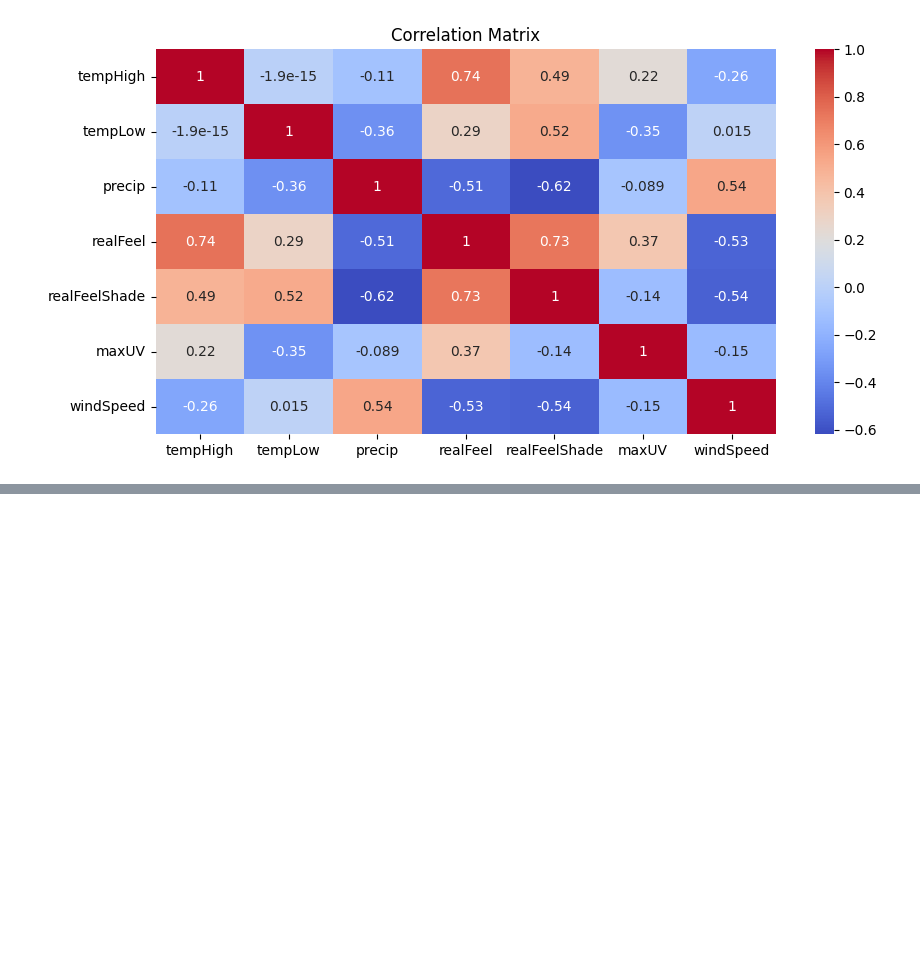
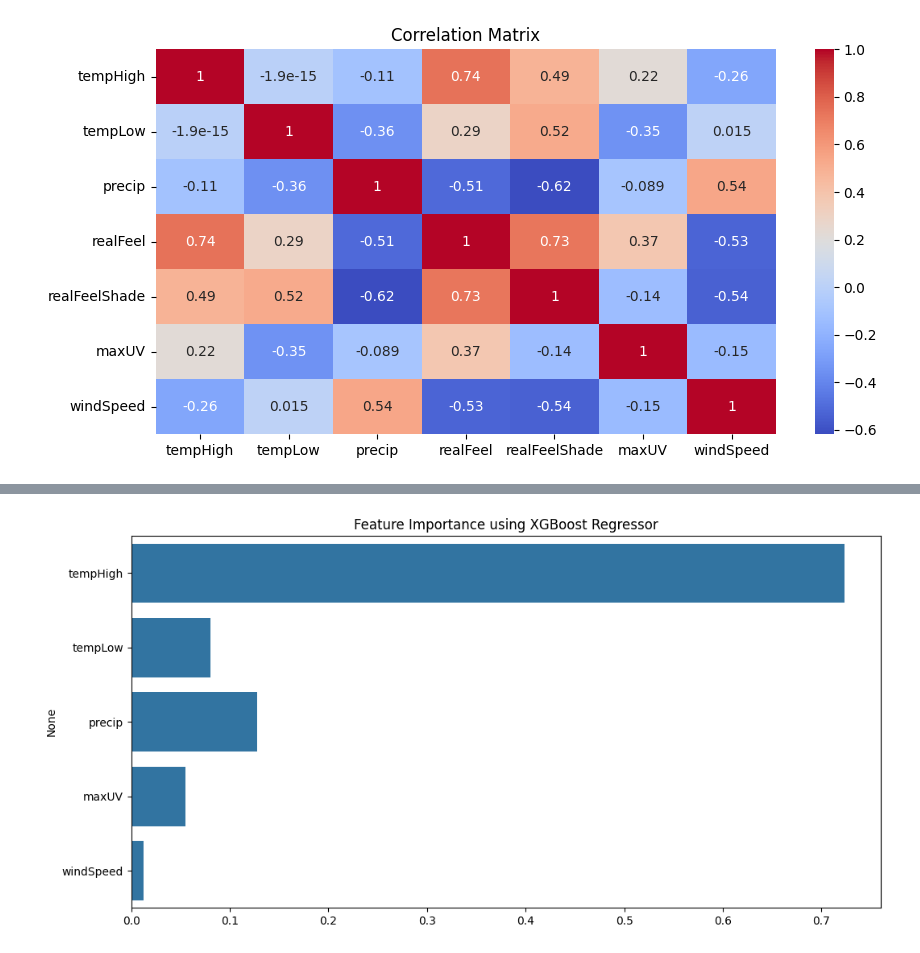
Before and after one commit to jddiosana/accuweather-data-analysis, a Jupyter notebook: data_analysis.ipynb, the cells around one changed output, grey strips where cells are left out. Drawn from its saved outputs; the diff is of its cells as text; code cells hidden in the pictures; blank space fills up the shorter version.

```diff
--- a/data_analysis.ipynb
+++ b/data_analysis.ipynb
@@ -172,0 +282,12 @@ plt.show()
+# %%
+modelXGB = XGBRegressor()
+modelXGB.fit(X, y)
+feature_importances_XGB = modelXGB.feature_importances_
+features = X.columns
+# %%
+plt.figure(figsize=(12, 6))
+sns.barplot(x=feature_importances_XGB, y=features)
+plt.title('Feature Importance using XGBoost Regressor')
+plt.show()
+# %% [output]
+[figure, added]
```
Also changed, not shown: parts of 37 cells of this notebook, 4 other files.
